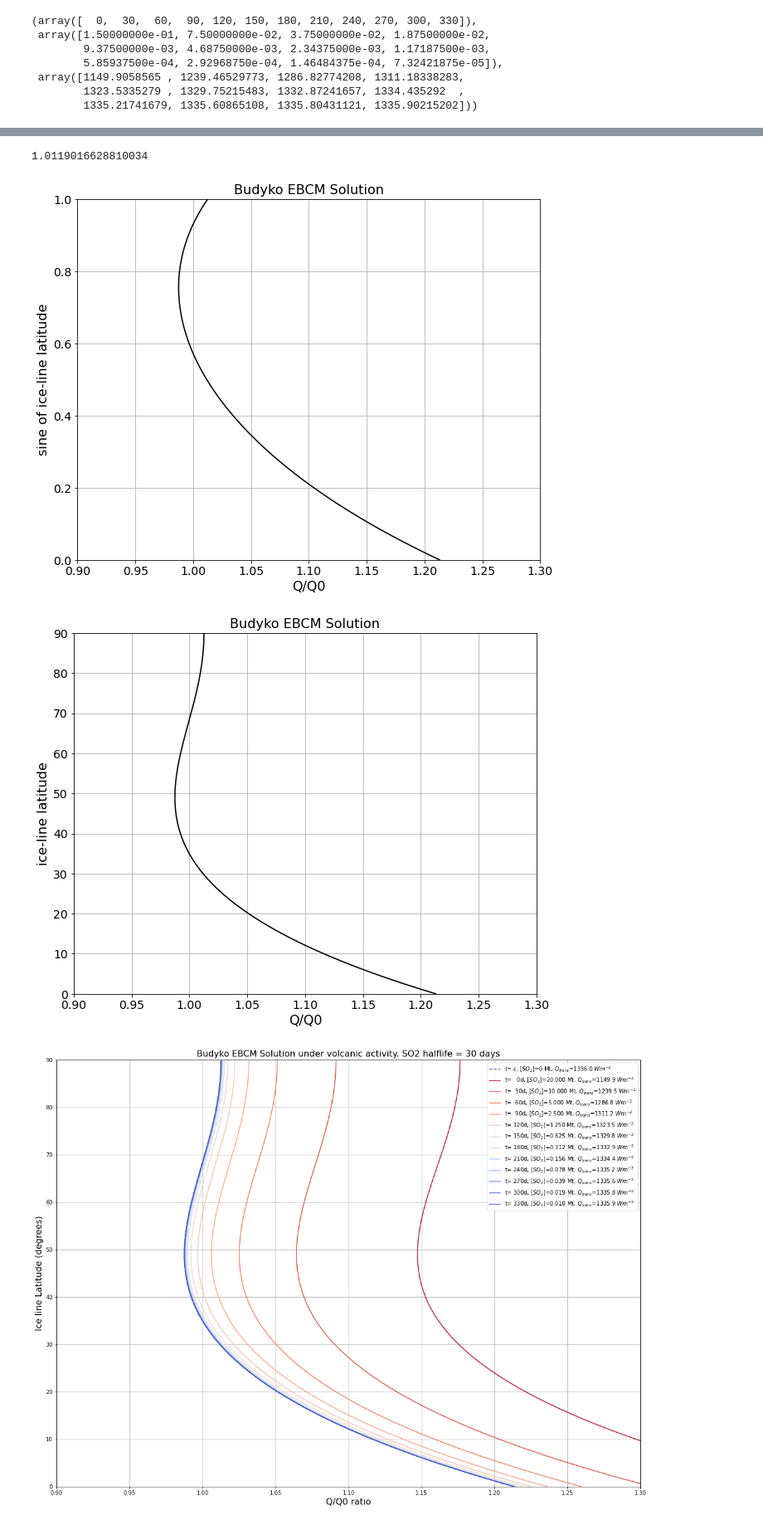
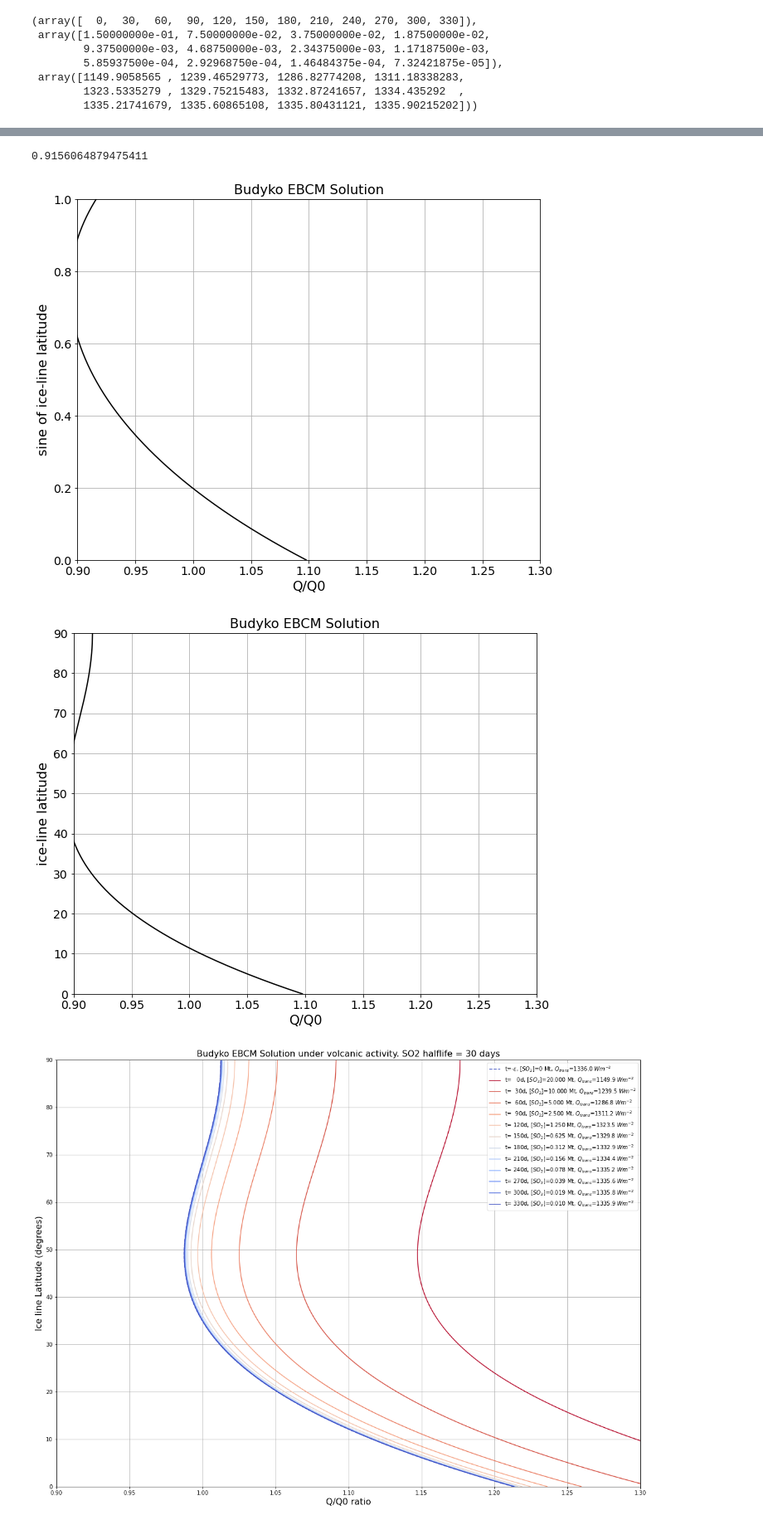
Before and after one commit to taneugene/snowball_earth, a Jupyter notebook: volcanic_snowballs.ipynb, the cells around one changed output, grey strips where cells are left out. Shown at 83% size. Saved outputs shown, nothing was run; the diff lists cells and outputs as text; code cells hidden in the pictures.

```diff
--- a/volcanic_snowballs.ipynb
+++ b/volcanic_snowballs.ipynb
@@ -76,11 +76,16 @@ class budyko():
         tau: float
             optical depth due to
         """
-        self.Q0rat = Q0
-        self.Q0 = optical_flux(Q0, tau)
+        self.Q0 = Q0
+        # Tau
+        self.tau = tau
+        self.etau = np.exp(tau)
+
+        # Albedo
         self.alpha_s = 0.5*(alpha1+alpha2)
         self.alpha1 = alpha1
         self.alpha2 = alpha2
+
         self.s2 = s2
         self.T_s = T_s
         return None
@@ -127,7 +132,7 @@ class budyko():
         #define array for x
         x=np.linspace(0.,1.,num=1000)
         self.x = x # sin latitude
-        self.Q=self.k/(((-self.C*(self.alpha1-self.alpha2)*self.s2*x**3)/(8*self.B))+(((3*self.s2/8)*(1-self.alpha_s)*x**2)+(((self.C*(self.alpha1-self.alpha2))/(8*self.B))*(self.s2-2)*x)+(1/4)-(self.s2/8)-(self.alpha_s/4)+(self.alpha_s*self.s2)/8)+(self.C/(4*self.B))-((self.C*self.alpha2)/(4*self.B)))
+        self.Q=(self.k/self.etau)/(((-self.C*(self.alpha1-self.alpha2)*self.s2*x**3)/(8*self.B))+(((3*self.s2/8)*(1-self.alpha_s)*x**2)+(((self.C*(self.alpha1-self.alpha2))/(8*self.B))*(self.s2-2)*x)+(1/4)-(self.s2/8)-(self.alpha_s/4)+(self.alpha_s*self.s2)/8)+(self.C/(4*self.B))-((self.C*self.alpha2)/(4*self.B)))
         self.Qrat=self.Q/self.Q0
         if plotname:
             self.plot_timeserie(plotname)
@@ -220,7 +225,8 @@ class budyko():
         return None
 # %%
 # Question 2
-ebcm=budyko(tau = 0.0)
+ebcm=budyko(tau = 0.1)
+print(ebcm.etau)
 x,Q,Qrat,Q0=ebcm.get_qofx(plotname = 'q2')
 # Question 3
 # Call get_roots to get eq sols (in sin x and degrees) for Q = 1
@@ -238,8 +245,8 @@ minQ = 1319.2 , Q0= 1336.0 , minQ/Q0= 0.987
 sin lat of GSP= 0.7547547547547547
 lat of GSP= 49.00394539581304
-1.0119016628810034
+0.9156064879475411
-[figure, old version]
+[figure, new version]
-[figure, old version]
+[figure, new version]
 # %%
 # Do all the runs
 # Optical depth
```
Also changed, not shown: parts of 9 cells of this notebook.
